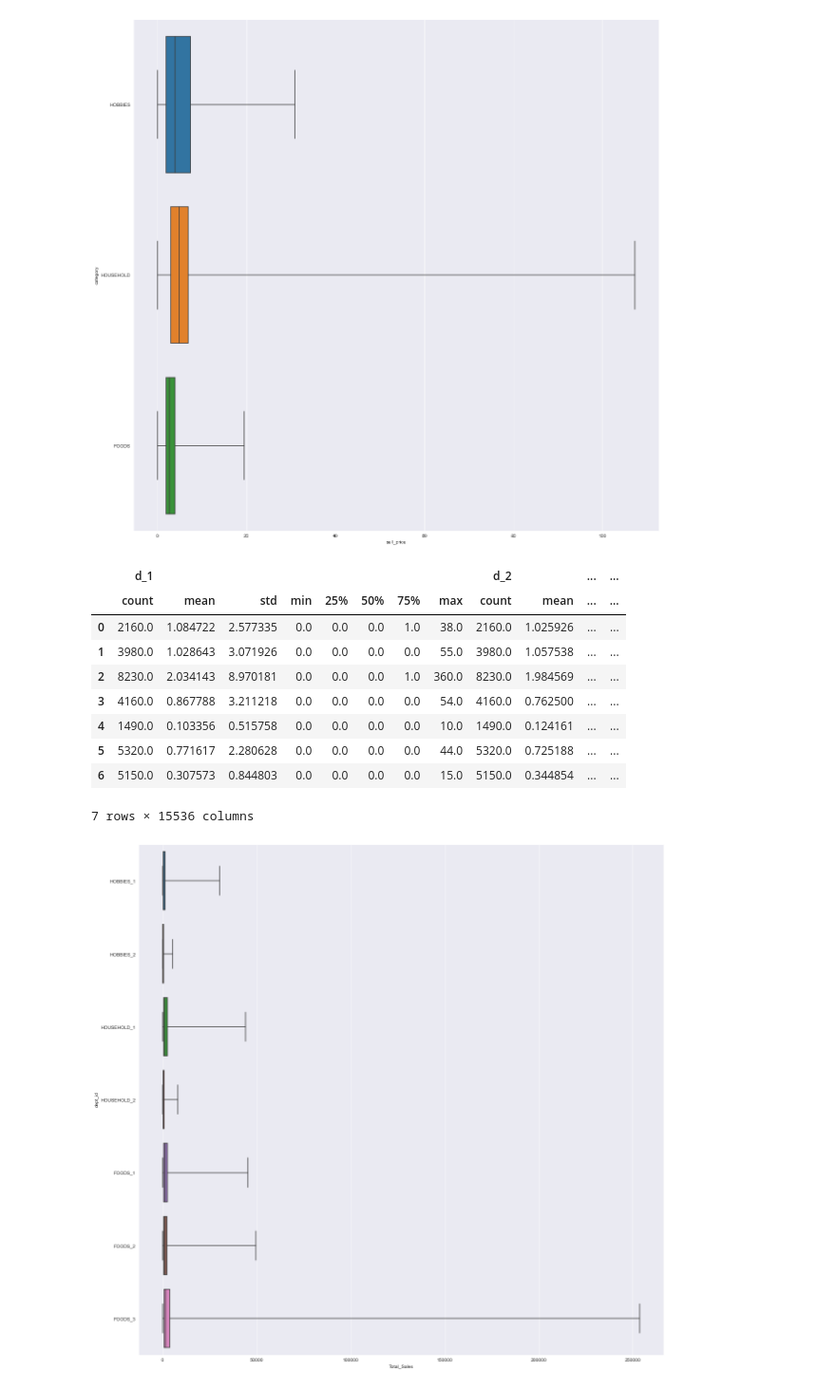
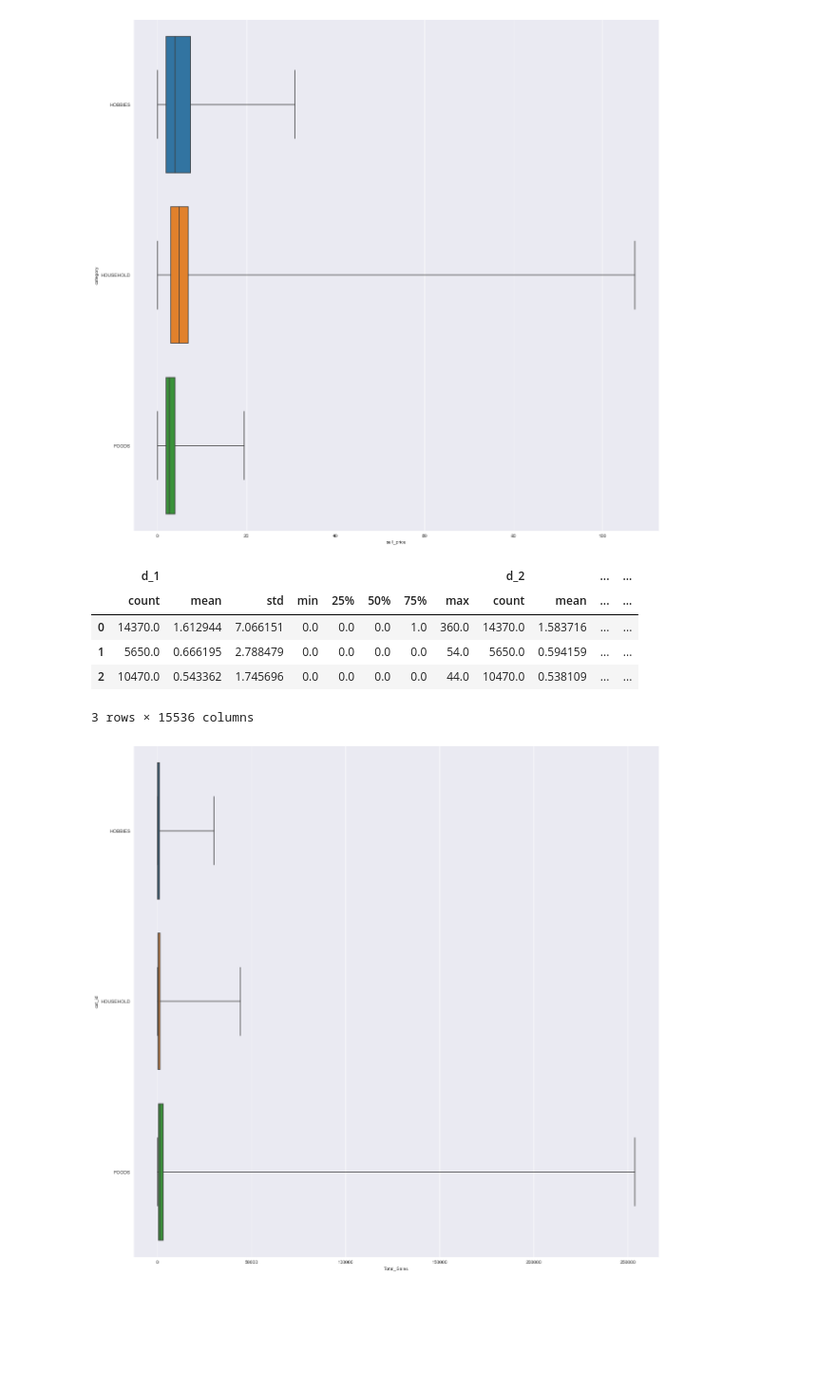
Before and after one commit to janiceivana/DS_05, a Jupyter notebook: Plotting.ipynb, the cells around one changed output. Shown: that part at 95% size. Cells and saved outputs as stored; diff of their text form; code cells hidden in the pictures; blank space fills up the shorter version.

Commit message:
Adding new plot

```diff
--- a/Plotting.ipynb
+++ b/Plotting.ipynb
@@ -15,28 +15,24 @@ plt.savefig("Distribution of price between Product Category")
 [figure]
 # %%
 sales_train_evaluation['Total_Sales']=sales_train_evaluation.iloc[:,6:1946].sum(axis=1)
-grp_sale = sales_train_evaluation.groupby("dept_id", as_index=False)
+grp_sale = sales_train_evaluation.groupby("cat_id", as_index=False)
 
 grp_sale_agg =  grp_sale.aggregate("sum")
 # %%
 dims = (20, 20)
 fig2, ax = plt.subplots(figsize=dims)
-se.boxplot(ax= ax, data= sales_train_evaluation, x = "Total_Sales", y= "dept_id", whis= 100000 )
+se.boxplot(ax= ax, data= sales_train_evaluation, x = "Total_Sales", y= "cat_id", whis= 100000 )
 plt.savefig("Distribution of Sales between Product Category")
 
 grp_sale.describe()
 # %% [output]
 |  | d_1 |  |  |  |  |  |  |  | d_2 |  | ... | ... |
 |  | count | mean | std | min | 25% | 50% | 75% | max | count | mean | ... | ... |
-| 0 | 2160.0 | 1.084722 | 2.577335 | 0.0 | 0.0 | 0.0 | 1.0 | 38.0 | 2160.0 | 1.025926 | ... | ... |
-| 1 | 3980.0 | 1.028643 | 3.071926 | 0.0 | 0.0 | 0.0 | 0.0 | 55.0 | 3980.0 | 1.057538 | ... | ... |
-| 2 | 8230.0 | 2.034143 | 8.970181 | 0.0 | 0.0 | 0.0 | 1.0 | 360.0 | 8230.0 | 1.984569 | ... | ... |
-| 3 | 4160.0 | 0.867788 | 3.211218 | 0.0 | 0.0 | 0.0 | 0.0 | 54.0 | 4160.0 | 0.762500 | ... | ... |
-| 4 | 1490.0 | 0.103356 | 0.515758 | 0.0 | 0.0 | 0.0 | 0.0 | 10.0 | 1490.0 | 0.124161 | ... | ... |
-| 5 | 5320.0 | 0.771617 | 2.280628 | 0.0 | 0.0 | 0.0 | 0.0 | 44.0 | 5320.0 | 0.725188 | ... | ... |
-| 6 | 5150.0 | 0.307573 | 0.844803 | 0.0 | 0.0 | 0.0 | 0.0 | 15.0 | 5150.0 | 0.344854 | ... | ... |
+| 0 | 14370.0 | 1.612944 | 7.066151 | 0.0 | 0.0 | 0.0 | 1.0 | 360.0 | 14370.0 | 1.583716 | ... | ... |
+| 1 | 5650.0 | 0.666195 | 2.788479 | 0.0 | 0.0 | 0.0 | 0.0 | 54.0 | 5650.0 | 0.594159 | ... | ... |
+| 2 | 10470.0 | 0.543362 | 1.745696 | 0.0 | 0.0 | 0.0 | 0.0 | 44.0 | 10470.0 | 0.538109 | ... | ... |
-7 rows × 15536 columns
+3 rows × 15536 columns
-[figure, old version]
+[figure, new version]
 # %%
 fig3, ax = plt.subplots(figsize=dims)
 se.barplot(ax= ax, data= grp_sale_agg, x= "Total_Sales", y= grp_sale_agg["dept_id"] )
```
Also changed, not shown: parts of 3 cells of this notebook.
